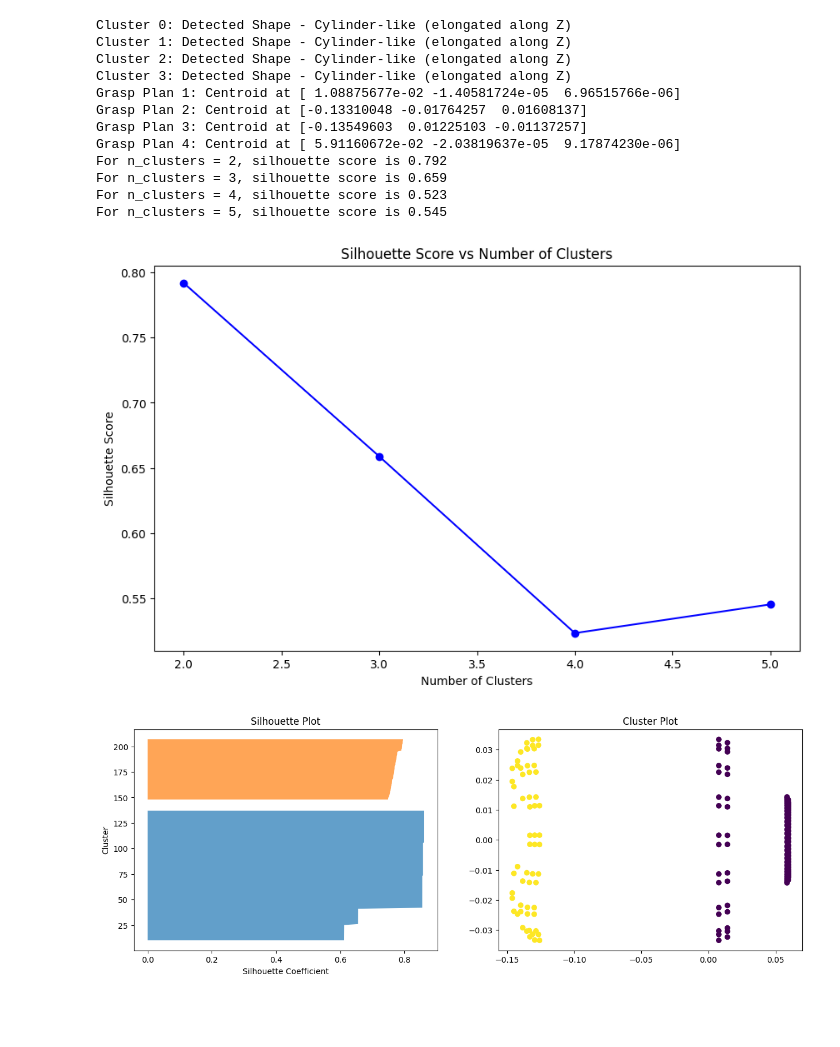
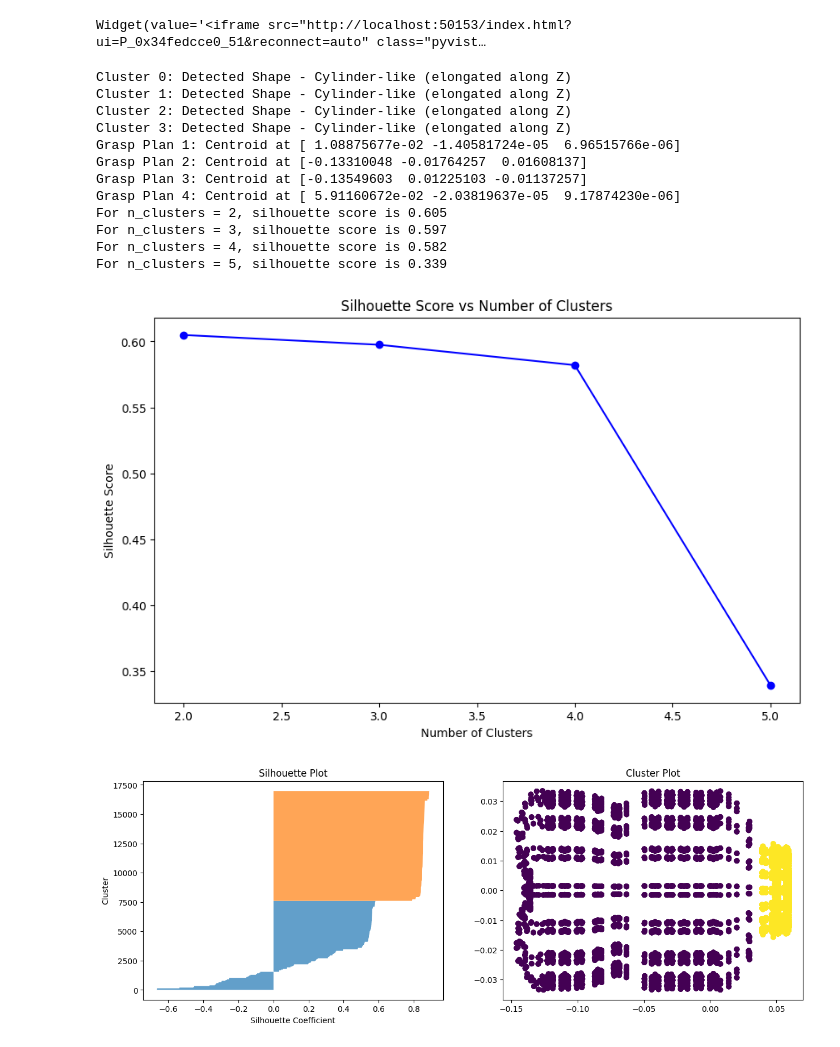
Before and after one commit to ItsShriks/ML_Project, a Jupyter notebook: MoG/mog.ipynb, the cells around one changed output. Saved outputs shown, nothing was run; the diff lists cells and outputs as text; code cells hidden in the pictures; blank space fills up the shorter version.

```diff
--- a/MoG/mog.ipynb
+++ b/MoG/mog.ipynb
@@ -125,7 +125,7 @@ def main():
     centroids = generate_grasp_plan(hull_points, labels)
     for idx, centroid in enumerate(centroids):
         print(f"Grasp Plan {idx + 1}: Centroid at {centroid}")
-    analyze_clusters(hull_points)
+    analyze_clusters(reduced_points)
 
 if __name__ == "__main__":
     main()
@@ -137,17 +137,18 @@ Widget(value='<iframe src="http://localhost:50153/index.html?ui=P_0x348570fe0_35
-Cluster 0: Detected Shape - Cylinder-like (elongated along Z)
-Cluster 1: Detected Shape - Cylinder-like (elongated along Z)
-Cluster 2: Detected Shape - Cylinder-like (elongated along Z)
-Cluster 3: Detected Shape - Cylinder-like (elongated along Z)
-Grasp Plan 1: Centroid at [ 1.08875677e-02 -1.40581724e-05  6.96515766e-06]
-Grasp Plan 2: Centroid at [-0.13310048 -0.01764257  0.01608137]
-Grasp Plan 3: Centroid at [-0.13549603  0.01225103 -0.01137257]
-Grasp Plan 4: Centroid at [ 5.91160672e-02 -2.03819637e-05  9.17874230e-06]
-For n_clusters = 2, silhouette score is 0.792
-For n_clusters = 3, silhouette score is 0.659
-For n_clusters = 4, silhouette score is 0.523
-For n_clusters = 5, silhouette score is 0.545
+Widget(value='<iframe src="http://localhost:50153/index.html?ui=P_0x34fedcce0_51&reconnect=auto" class="pyvist…
+Cluster 0: Detected Shape - Cylinder-like (elongated along Z)
+Cluster 1: Detected Shape - Cylinder-like (elongated along Z)
+Cluster 2: Detected Shape - Cylinder-like (elongated along Z)
+Cluster 3: Detected Shape - Cylinder-like (elongated along Z)
+Grasp Plan 1: Centroid at [ 1.08875677e-02 -1.40581724e-05  6.96515766e-06]
+Grasp Plan 2: Centroid at [-0.13310048 -0.01764257  0.01608137]
+Grasp Plan 3: Centroid at [-0.13549603  0.01225103 -0.01137257]
+Grasp Plan 4: Centroid at [ 5.91160672e-02 -2.03819637e-05  9.17874230e-06]
+For n_clusters = 2, silhouette score is 0.605
+For n_clusters = 3, silhouette score is 0.597
+For n_clusters = 4, silhouette score is 0.582
+For n_clusters = 5, silhouette score is 0.339
-[figure, old version]
+[figure, new version]
-[figure, old version]
+[figure, new version]
 # %%
 import numpy as np
 import pyvista as pv
```
Also changed, not shown: parts of 5 cells of this notebook, 1 other file.
